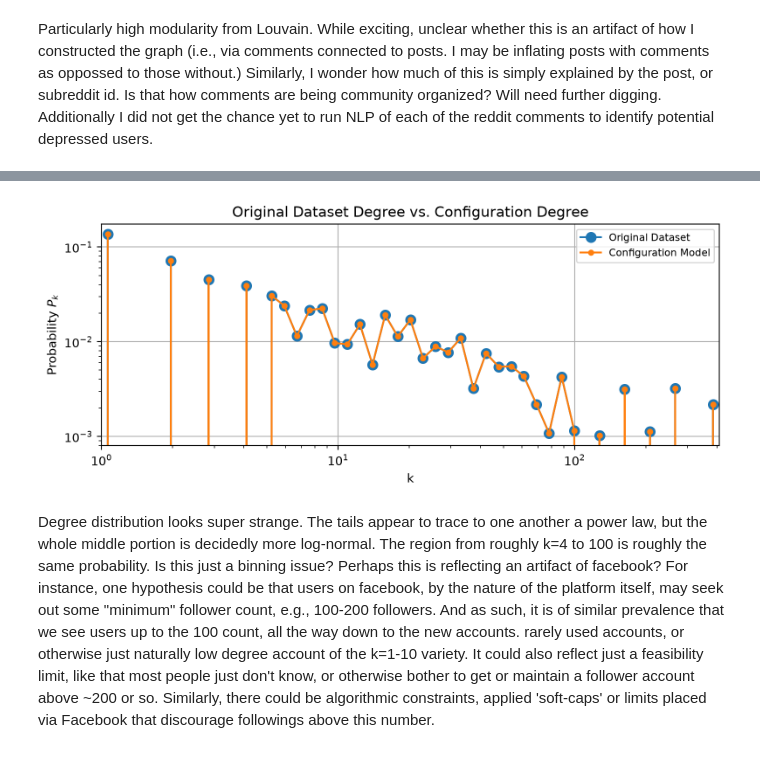
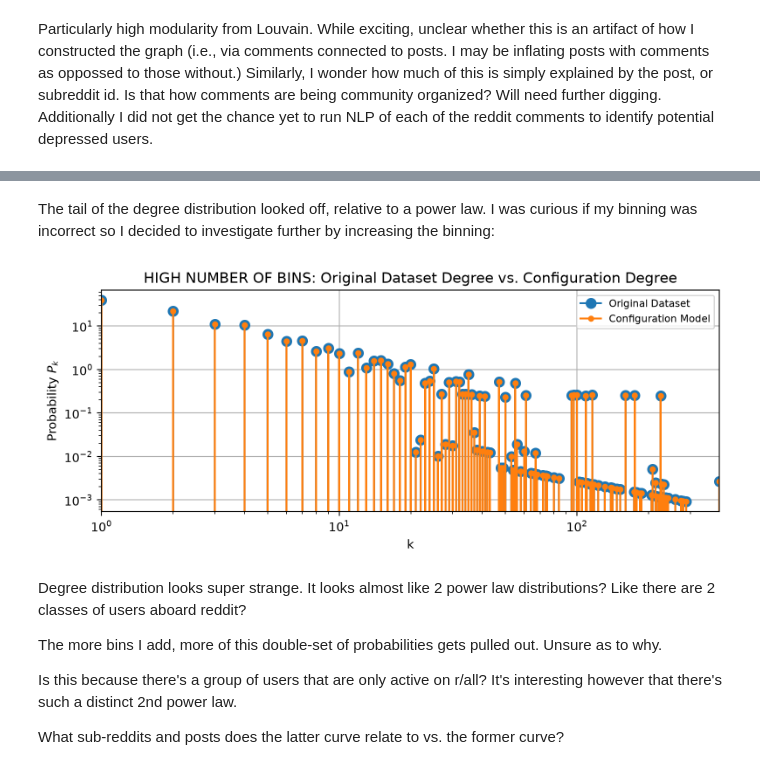
Before and after one commit to rhughes74/Assignments, a Jupyter notebook: FINAL PROJECT/graph_analysis.ipynb, the cells around one changed output, grey strips where cells are left out. Cells and saved outputs as stored; diff of their text form; code cells hidden in the pictures.

```diff
--- a/FINAL PROJECT/graph_analysis.ipynb
+++ b/FINAL PROJECT/graph_analysis.ipynb
@@ -182,3 +286,5 @@ Most Central Nodes by Closeness (in Null Model):  {'t1_c2ebf5p': 0.4889116779900
+# %% [markdown]
+The tail of the degree distribution looked off, relative to a power law. I was curious if my binning was incorrect so I decided to investigate further by increasing the binning:
 # %%
 actual_deg_sequence = list(deg.values())
 actual_deg_sequence_null = list(deg_null.values())
@@ -187,43 +293,49 @@ actual_deg_sequence_null = list(deg_null.values())
 #Starting the plotting process
 fig, ax = plt.subplots(1,1,figsize=(8,3.5),dpi=200,sharex=True,sharey=True)
 
-bins = np.geomspace(1,np.max(actual_deg_sequence))
+bins = np.geomspace(1,np.max(actual_deg_sequence),num=6400)
 counts, bin_edges = np.histogram(actual_deg_sequence, bins=bins, density=True)
 bin_centers = np.sqrt(bin_edges[:-1] * bin_edges[1:])
 ax.loglog(bin_centers, counts, marker='o', ms=8, label="Original Dataset")
 
 
-bins_null = np.geomspace(1,np.max(actual_deg_sequence_null))
+bins_null = np.geomspace(1,np.max(actual_deg_sequence_null),num=6400)
 counts_null, bin_edges_null = np.histogram(actual_deg_sequence_null, bins=bins_null, density=True)
 bin_centers_null = np.sqrt(bin_edges_null[:-1] * bin_edges_null[1:])
 ax.loglog(bin_centers_null, counts_null, marker='o', ms=4, label="Configuration Model")
 
 #LEGACY:
 #ax[1].hist(actual_deg_sequence_null,label="Configuration Model Sample",density=True)#Plotting the configuration model graph empirical data
 #ax.hist(num_edges_list_chunglu,label="Chung Lu Model Sample",density=True)#Plotting the Chung Lu model graph empirical data
 #ax.plot(L,P_l, color = 'r',label="Theoretical Distribution") #Plotting the Theoretical
 #handles, labels = ax.get_legend_handles_labels()
 #ax[1].legend(handles=handles, labels=labels,loc="upper right",fontsize="small")
 
 #Specifying figure details below:
 ax.loglog()
 
 #Specifying figure details below:
 handles, labels = ax.get_legend_handles_labels()
 ax.legend(handles=handles, labels=labels,loc="upper right",fontsize="small")
-ax.set_title("Original Dataset Degree vs. Configuration Degree")
+ax.set_title("HIGH NUMBER OF BINS: Original Dataset Degree vs. Configuration Degree")
 ax.set_xlabel("k")
 ax.set_ylabel("Probability $P_{k}$")
 true_min=min(min(actual_deg_sequence), min(actual_deg_sequence_null))
 true_max=max(max(actual_deg_sequence), max(actual_deg_sequence_null))
 ax.set_xlim(true_min,true_max)
 ax.grid(True)
 plt.tight_layout()
 plt.show()
 # %% [output]
-[figure, old version]
+[figure, new version]
 # %% [markdown]
-Degree distribution looks super strange. The tails appear to trace to one another a power law, but the whole middle portion is decidedly more log-normal. The region from roughly k=4 to 100 is roughly the same probability. Is this just a binning issue? Perhaps this is reflecting an artifact of facebook? For instance, one hypothesis could be that users on facebook, by the nature of the platform itself, may seek out some "minimum" follower count, e.g., 100-200 followers. And as such, it is of similar prevalence that we see users up to the 100 count, all the way down to the new accounts. rarely used accounts, or otherwise just naturally low degree account of the k=1-10 variety. It could also reflect just a feasibility limit, like that most people just don't know, or otherwise bother to get or maintain a follower account above ~200 or so. Similarly, there could be algorithmic constraints, applied 'soft-caps' or limits placed via Facebook that discourage followings above this number.
+Degree distribution looks super strange. It looks almost like 2 power law distributions? Like there are 2 classes of users aboard reddit?
+
+The more bins I add, more of this double-set of probabilities gets pulled out. Unsure as to why.
+
+Is this because there's a group of users that are only active on r/all? It's interesting however that there's such a distinct 2nd power law.
+
+What sub-reddits and posts does the latter curve relate to vs. the former curve?
 # %%
 centrality_sequence = list(sorted_dict.values())
 centrality_sequence_null = list(sorted_dict_null.values())
```
Also changed, not shown: parts of 17 cells of this notebook, 15 other files.
